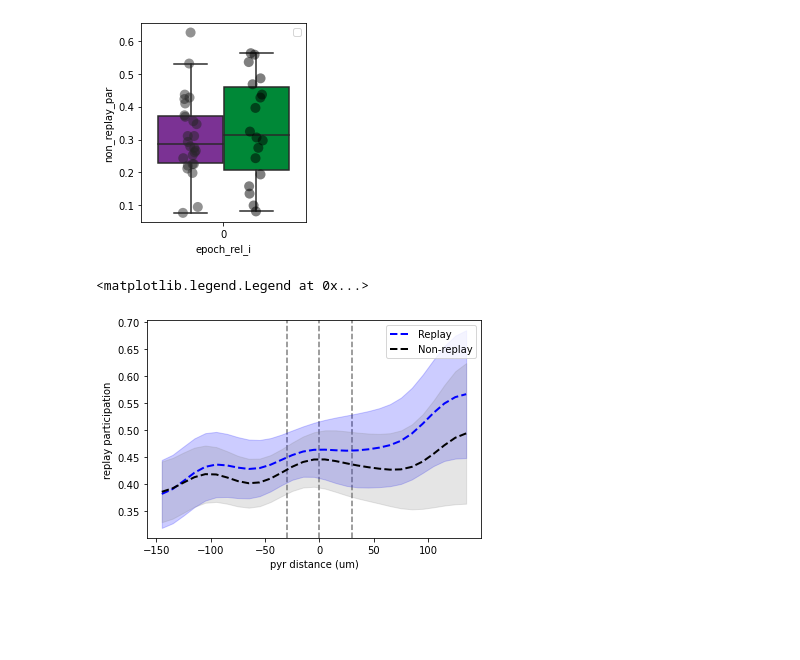
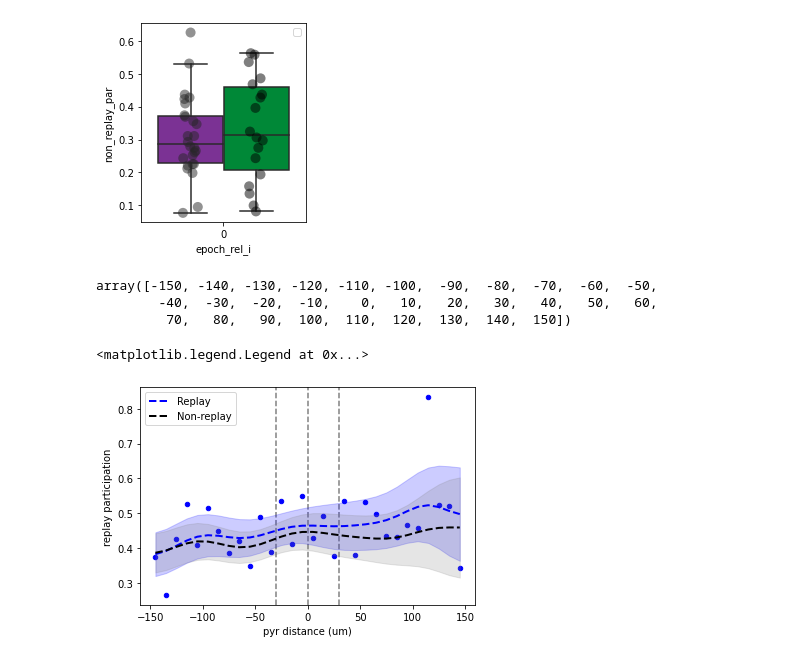
Before and after one commit to ryanharvey1/ripple_heterogeneity, a Jupyter notebook: scripts/replay/testing_replay_participation.ipynb, the cells around one changed output. Cells and saved outputs as stored; diff of their text form; code cells hidden in the pictures; blank space fills up the shorter version.

```diff
--- a/scripts/replay/testing_replay_participation.ipynb
+++ b/scripts/replay/testing_replay_participation.ipynb
@@ -125,13 +125,19 @@ plt.legend("")
 # %% [output]
 <matplotlib.legend.Legend at 0x...>
 [figure]
+# %%
+dist_bins
+# %% [output]
+array([-150, -140, -130, -120, -110, -100,  -90,  -80,  -70,  -60,  -50,
+        -40,  -30,  -20,  -10,    0,   10,   20,   30,   40,   50,   60,
+         70,   80,   90,  100,  110,  120,  130,  140,  150])
 # %%
 from scipy.ndimage import gaussian_filter1d
 
 temp_par_df = par_df[(par_df.n_replays > 1) & (par_df.epoch_rel_i == 0)]
 
 bin_width = 10
-dist_bins = np.arange(-150, 150, bin_width)
+dist_bins = np.arange(-150, 160, bin_width)
 
 avg_replay_par = []
 median_replay_par = []
@@ -153,7 +159,7 @@ for start, end in zip(dist_bins[:-1], dist_bins[1:]):
         np.nanstd(temp_par_df[idx].non_replay_par) / np.sqrt(len(temp_par_df[idx]))
     )
 
-    # plt.scatter(start + bin_width / 2, np.nanmean(temp_par_df[idx].replay_par), s=20, c="blue")
+    plt.scatter(start + bin_width / 2, np.nanmean(temp_par_df[idx].replay_par), s=20, c="blue")
     # plt.scatter(start + bin_width / 2, temp_par_df[idx].non_replay_par.mean(), s=20, c="grey")
 
     # plt.scatter(start + bin_width / 2, temp_par_df[idx].replay_par.median(), s=20, c="k")
@@ -184,34 +190,34 @@ plt.fill_between(
     dist_bins[:-1] + bin_width / 2,
     avg_non_replay_par - std_non_replay_par,
     avg_non_replay_par + std_non_replay_par,
     color="grey",
     alpha=0.2,
 )
 
 # plt.plot(
 #     dist_bins[:-1] + bin_width / 2,
 #     median_replay_par,
 #     c="k",
 #     linewidth=2,
 #     linestyle="--",
 # )
 # plt.fill_between(
 #     dist_bins[:-1] + bin_width / 2,
 #     median_replay_par - 1.253 * std_replay_par,
 #     median_replay_par + 1.253 * std_replay_par,
 #     color="blue",
 #     alpha=0.2,
 # )
 
 plt.axvline(0, c="k", linestyle="--", zorder=-1000, alpha=0.5)
 plt.axvline(-30, c="k", linestyle="--", zorder=-1000, alpha=0.5)
 plt.axvline(30, c="k", linestyle="--", zorder=-1000, alpha=0.5)
 plt.ylabel("replay participation")
 plt.xlabel("pyr distance (um)")
 plt.legend()
 # %% [output]
 <matplotlib.legend.Legend at 0x...>
-[figure, old version]
+[figure, new version]
 # %%
 # replay_par = par_df[(par_df.basepath == basepath) & (par_df.epoch_rel_i == 0)].replay_par
 par_df["deepSuperficialDistance_cut"] = par_df.deepSuperficialDistance.values
```
Also changed, not shown: parts of 6 cells of this notebook.
